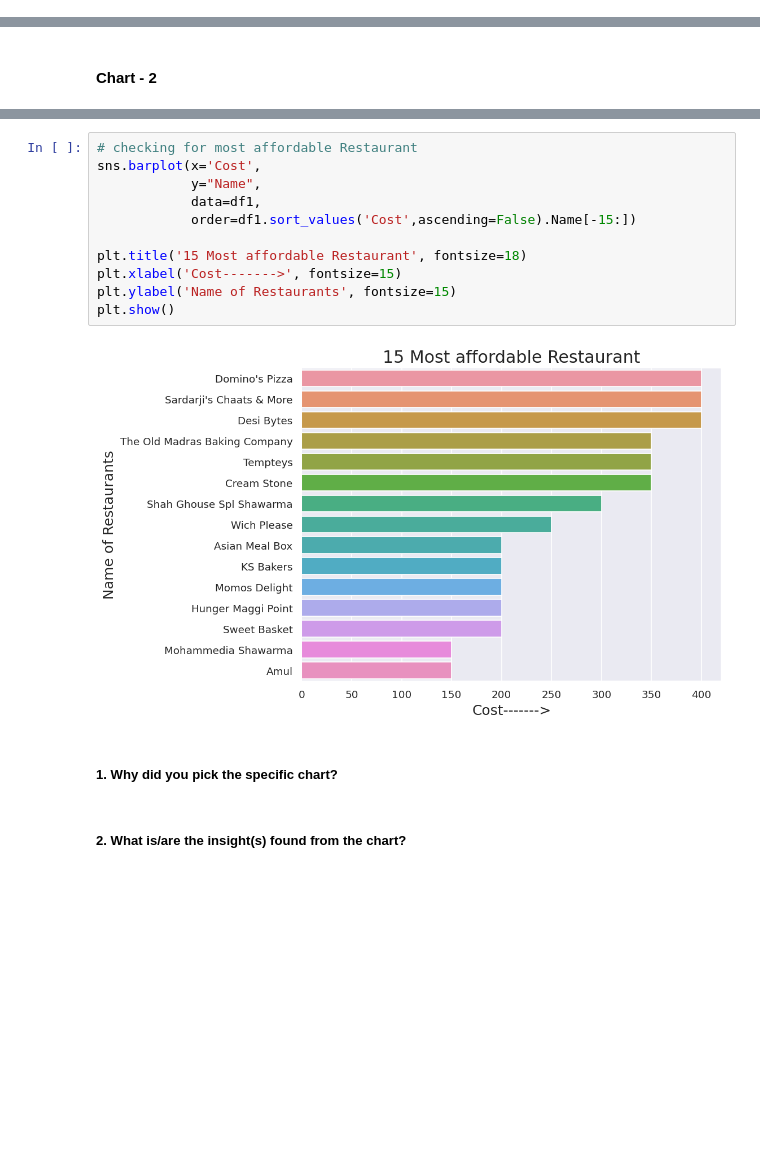
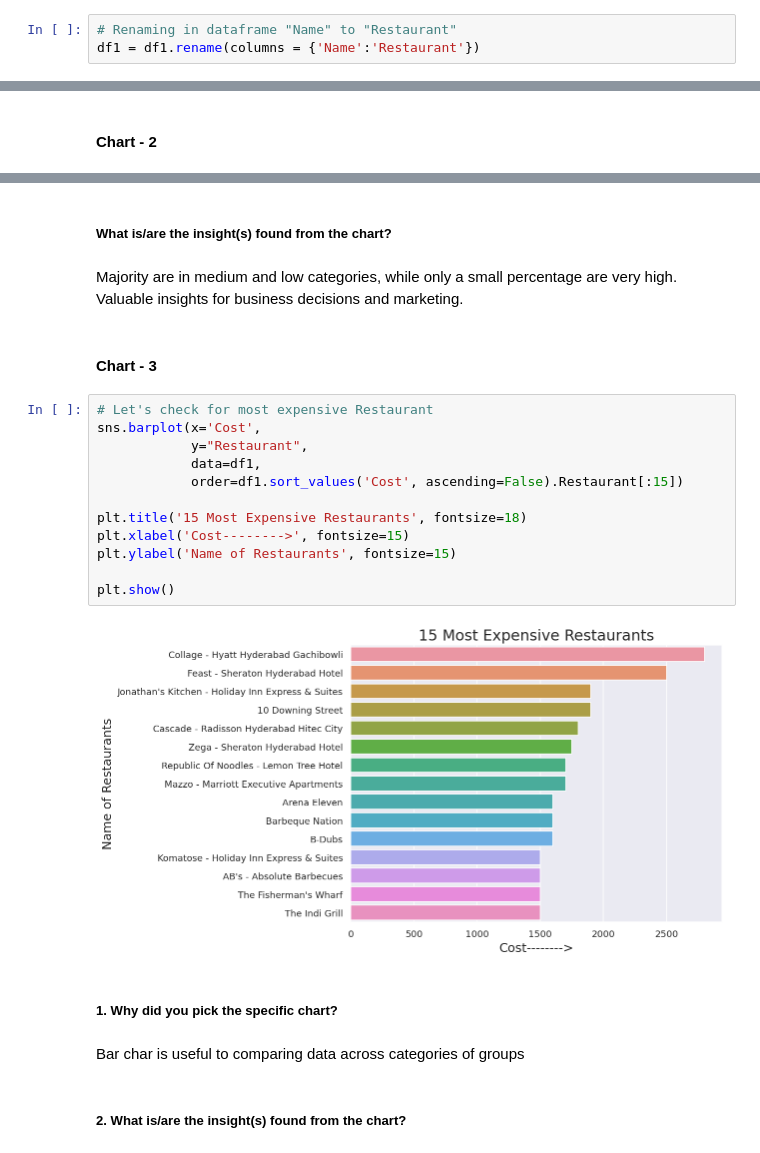
Before and after one commit to KolekarPramod/Zomato-Restaurant-Clustering-And-Sentiment-Analysis, a Jupyter notebook: Zomato_Restaurant_Clustering_And_Sentiment_Analysis.ipynb, the cells around one changed output, grey strips where cells are left out. Cells and saved outputs as stored; diff of their text form; blank space fills up the shorter version.

```diff
--- a/Zomato_Restaurant_Clustering_And_Sentiment_Analysis.ipynb
+++ b/Zomato_Restaurant_Clustering_And_Sentiment_Analysis.ipynb
@@ -357,0 +414,3 @@ print(df2['Rating'].mean())
+# %%
+# Renaming in dataframe "Name" to "Restaurant"
+df1 = df1.rename(columns = {'Name':'Restaurant'})
@@ -418,18 +498,27 @@ plt.show()
+# %% [markdown]
+##### What is/are the insight(s) found from the chart?
+# %% [markdown]
+Majority are in medium and low categories, while only a small percentage are very high. Valuable insights for business decisions and marketing.
+# %% [markdown]
+#### Chart - 3
 # %%
-# checking for most affordable Restaurant
+# Let's check for most expensive Restaurant
 sns.barplot(x='Cost',
-            y="Name",
+            y="Restaurant",
             data=df1,
-            order=df1.sort_values('Cost',ascending=False).Name[-15:])
+            order=df1.sort_values('Cost', ascending=False).Restaurant[:15])
 
-plt.title('15 Most affordable Restaurant', fontsize=18)
-plt.xlabel('Cost------->', fontsize=15)
+plt.title('15 Most Expensive Restaurants', fontsize=18)
+plt.xlabel('Cost-------->', fontsize=15)
 plt.ylabel('Name of Restaurants', fontsize=15)
+
 plt.show()
 # %% [output]
-[figure, old version]
+[figure, new version]
 # %% [markdown]
 ##### 1. Why did you pick the specific chart?
+# %% [markdown]
+Bar char is useful to comparing data across categories of groups
 # %% [markdown]
 ##### 2. What is/are the insight(s) found from the chart?
 # %% [markdown]
```
Also changed, not shown: parts of 226 cells of this notebook.
